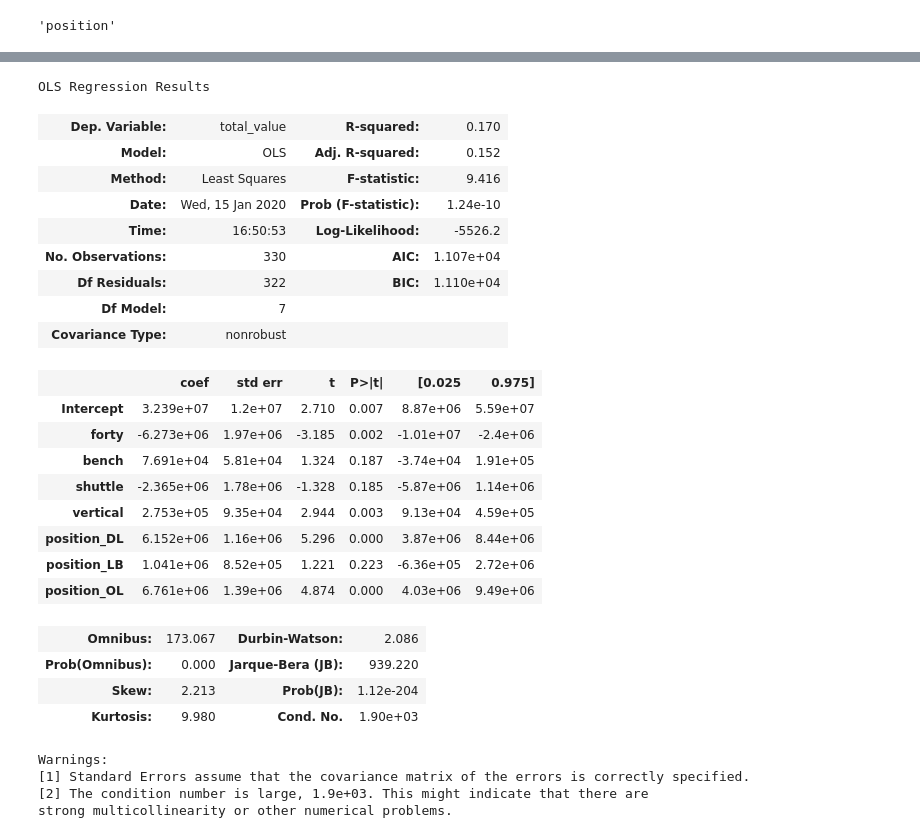
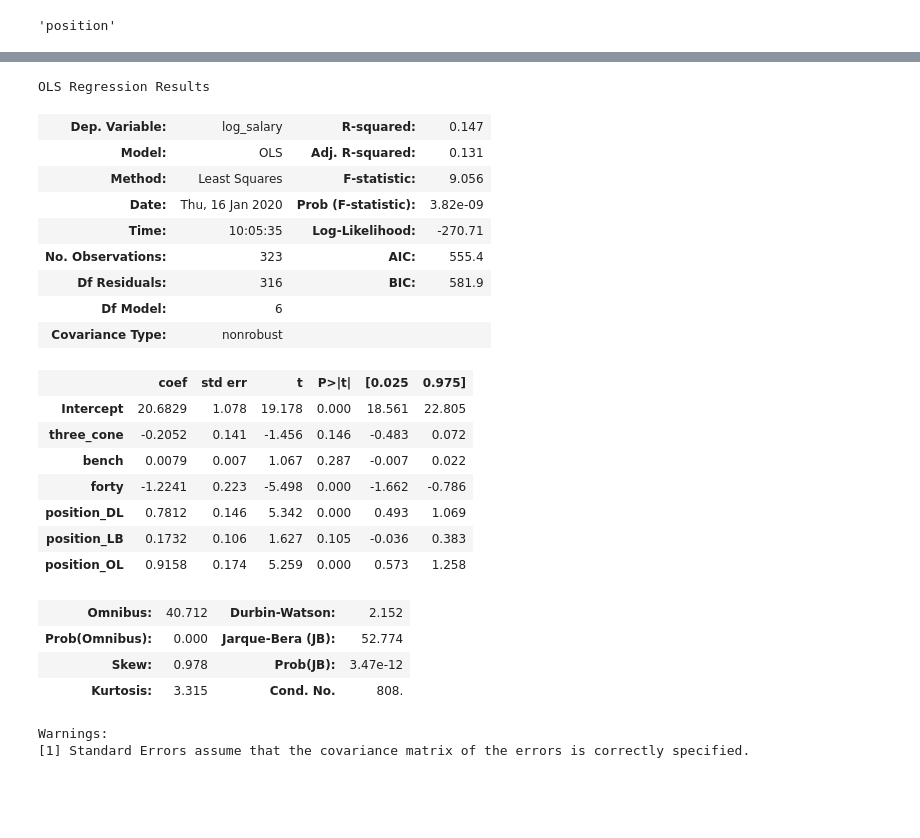
Before and after one commit to j-gilkey/nfl_draft_regression, a Jupyter notebook: nfl_dummy.ipynb, the cells around one changed output, grey strips where cells are left out. Drawn from its saved outputs; the diff is of its cells as text; code cells hidden in the pictures; blank space fills up the shorter version.

```diff
--- a/nfl_dummy.ipynb
+++ b/nfl_dummy.ipynb
@@ -106,5 +129,5 @@ df_joined.head()
 # %%
-position_dummy = pd.get_dummies(df_joined['pos_grp'],prefix = 'position', drop_first=True)
+position_dummy = pd.get_dummies(df_joined2['pos_grp'],prefix = 'position', drop_first=True)
 # %%
 position_dummy.head(50)
 # %% [output]
@@ -145,0 +169,2 @@ df_joined[['pos_grp']]
+# %%
+df_joined2['avg_salary'] = df_joined2.apply(lambda row: row['total_value']/row['contract_years'], axis=1)
@@ -145,0 +177,2 @@ df_joined[['pos_grp']]
+# %%
+df_joined2['log_salary'] = df_joined2.apply(lambda row: np.log(row['avg_salary']), axis =1)
@@ -146,5 +185,5 @@ df_joined[['pos_grp']]
 # %%
-df_with_dummies = pd.concat([df_joined, position_dummy], axis = 1)
+df_with_dummies = pd.concat([df_joined2, position_dummy], axis = 1)
 # %%
 df_with_dummies.head()
 # %% [output]
@@ -158,32 +197,29 @@ df_with_dummies.head()
 5 rows × 21 columns
 # %%
-val_reg_pos = ols('total_value~forty+bench+shuttle+vertical+position_DL+position_LB+position_OL', data=df_with_dummies).fit()
+val_reg_pos = ols('log_salary~three_cone+bench+forty+position_DL+position_LB+position_OL', data=df_with_dummies).fit()
 val_reg_pos.summary()
 # %% [output]
 OLS Regression Results
-| Dep. Variable: | total_value | R-squared: | 0.170 |
-| Model: | OLS | Adj. R-squared: | 0.152 |
-| Method: | Least Squares | F-statistic: | 9.416 |
-| Date: | Wed, 15 Jan 2020 | Prob (F-statistic): | 1.24e-10 |
-| Time: | 16:50:53 | Log-Likelihood: | -5526.2 |
-| No. Observations: | 330 | AIC: | 1.107e+04 |
-| Df Residuals: | 322 | BIC: | 1.110e+04 |
-| Df Model: | 7 |  |  |
+| Dep. Variable: | log_salary | R-squared: | 0.147 |
+| Model: | OLS | Adj. R-squared: | 0.131 |
+| Method: | Least Squares | F-statistic: | 9.056 |
+| Date: | Thu, 16 Jan 2020 | Prob (F-statistic): | 3.82e-09 |
+| Time: | 10:05:35 | Log-Likelihood: | -270.71 |
+| No. Observations: | 323 | AIC: | 555.4 |
+| Df Residuals: | 316 | BIC: | 581.9 |
+| Df Model: | 6 |  |  |
 | Covariance Type: | nonrobust |  |  |
 |  | coef | std err | t | P>|t| | [0.025 | 0.975] |
-| Intercept | 3.239e+07 | 1.2e+07 | 2.710 | 0.007 | 8.87e+06 | 5.59e+07 |
-| forty | -6.273e+06 | 1.97e+06 | -3.185 | 0.002 | -1.01e+07 | -2.4e+06 |
-| bench | 7.691e+04 | 5.81e+04 | 1.324 | 0.187 | -3.74e+04 | 1.91e+05 |
-| shuttle | -2.365e+06 | 1.78e+06 | -1.328 | 0.185 | -5.87e+06 | 1.14e+06 |
-| vertical | 2.753e+05 | 9.35e+04 | 2.944 | 0.003 | 9.13e+04 | 4.59e+05 |
-| position_DL | 6.152e+06 | 1.16e+06 | 5.296 | 0.000 | 3.87e+06 | 8.44e+06 |
-| position_LB | 1.041e+06 | 8.52e+05 | 1.221 | 0.223 | -6.36e+05 | 2.72e+06 |
-| position_OL | 6.761e+06 | 1.39e+06 | 4.874 | 0.000 | 4.03e+06 | 9.49e+06 |
+| Intercept | 20.6829 | 1.078 | 19.178 | 0.000 | 18.561 | 22.805 |
+| three_cone | -0.2052 | 0.141 | -1.456 | 0.146 | -0.483 | 0.072 |
+| bench | 0.0079 | 0.007 | 1.067 | 0.287 | -0.007 | 0.022 |
+| forty | -1.2241 | 0.223 | -5.498 | 0.000 | -1.662 | -0.786 |
+| position_DL | 0.7812 | 0.146 | 5.342 | 0.000 | 0.493 | 1.069 |
+| position_LB | 0.1732 | 0.106 | 1.627 | 0.105 | -0.036 | 0.383 |
+| position_OL | 0.9158 | 0.174 | 5.259 | 0.000 | 0.573 | 1.258 |
-| Omnibus: | 173.067 | Durbin-Watson: | 2.086 |
-| Prob(Omnibus): | 0.000 | Jarque-Bera (JB): | 939.220 |
-| Skew: | 2.213 | Prob(JB): | 1.12e-204 |
-| Kurtosis: | 9.980 | Cond. No. | 1.90e+03 |
+| Omnibus: | 40.712 | Durbin-Watson: | 2.152 |
+| Prob(Omnibus): | 0.000 | Jarque-Bera (JB): | 52.774 |
+| Skew: | 0.978 | Prob(JB): | 3.47e-12 |
+| Kurtosis: | 3.315 | Cond. No. | 808. |
 Warnings:
 [1] Standard Errors assume that the covariance matrix of the errors is correctly specified.
-[2] The condition number is large, 1.9e+03. This might indicate that there are
-strong multicollinearity or other numerical problems.
```
Also changed, not shown: parts of 47 cells of this notebook, 1 other file.
